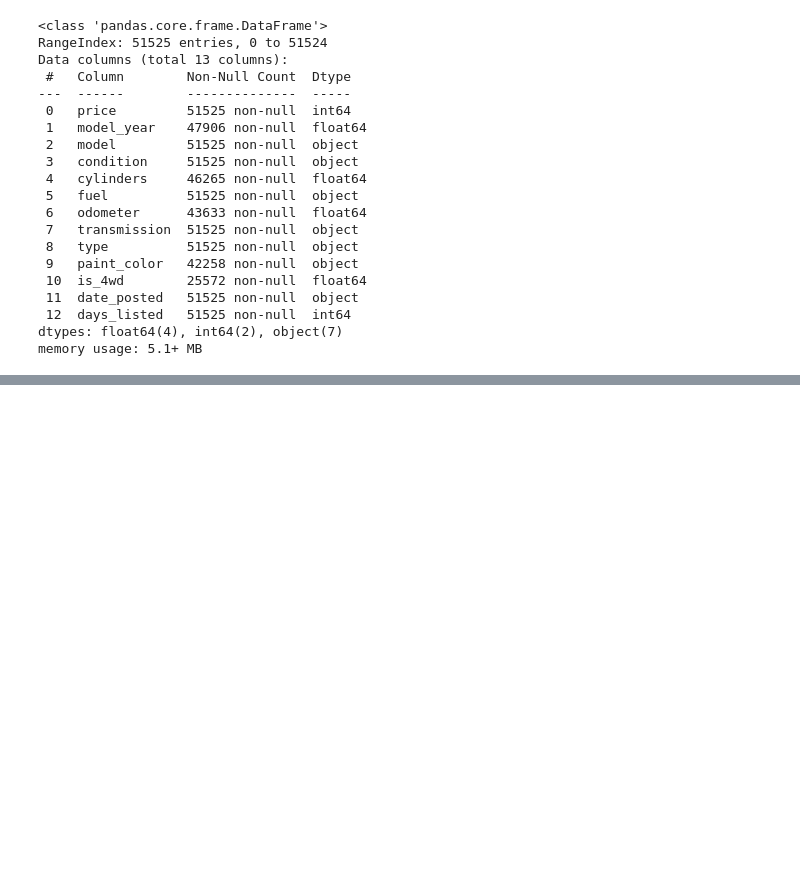
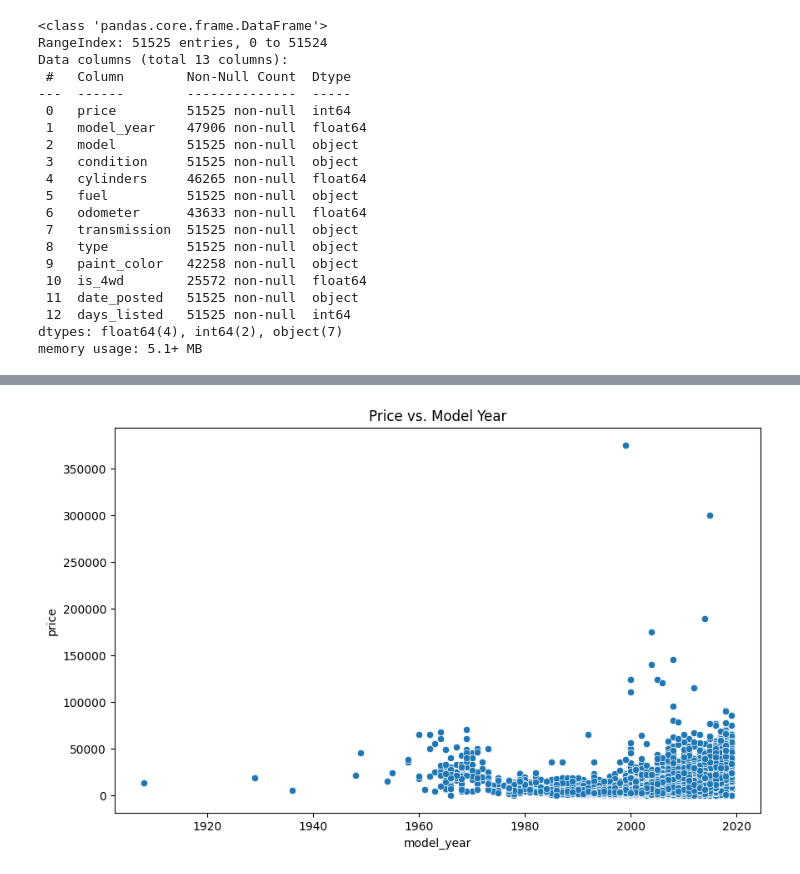
Before and after one commit to laninchowdhury/Car_Sales_Project, a Jupyter notebook: notebooks/EDA.ipynb, the cells around one changed output, grey strips where cells are left out. Cells and saved outputs as stored; diff of their text form; code cells hidden in the pictures; blank space fills up the shorter version.

```diff
--- a/notebooks/EDA.ipynb
+++ b/notebooks/EDA.ipynb
@@ -33,0 +130,7 @@ memory usage: 5.1+ MB
+# %%
+plt.figure(figsize=(10, 6))
+sns.scatterplot(x='model_year', y='price', data=df)
+plt.title('Price vs. Model Year')
+plt.show()
+# %% [output]
+[figure, added]
```
Also changed, not shown: parts of 20 cells of this notebook.
